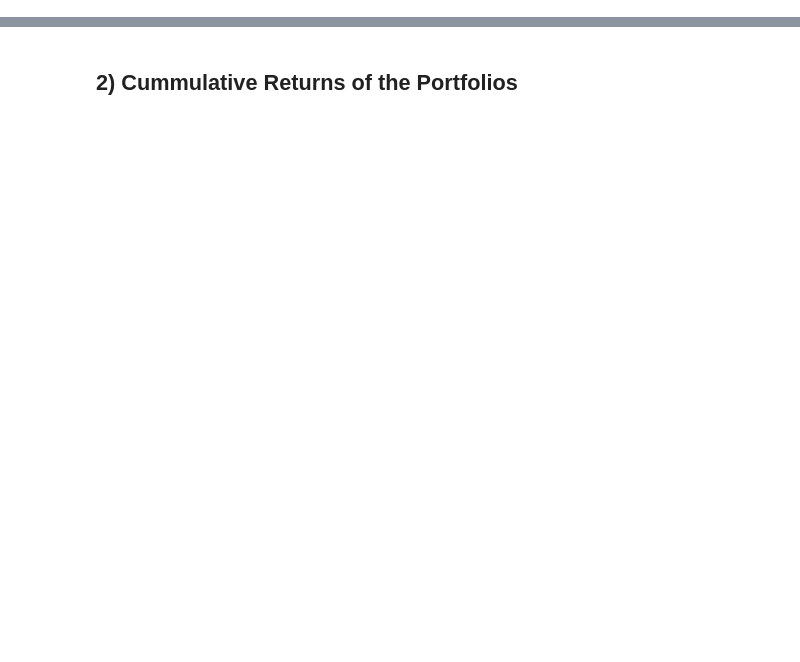
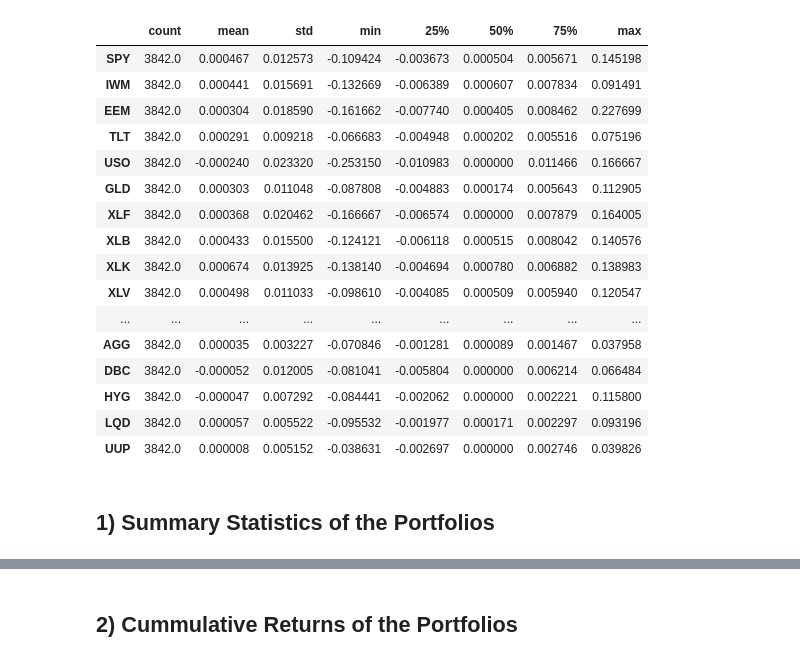
Before and after one commit to dcuoliveira/rpowbe, a Jupyter notebook: src/results_report.ipynb, the cells around one changed output, grey strips where cells are left out. Cells and saved outputs as stored; diff of their text form; code cells hidden in the pictures; blank space fills up the shorter version.

```diff
--- a/src/results_report.ipynb
+++ b/src/results_report.ipynb
@@ -21,0 +32,4 @@ stats_order = ["E[R]", "Std(R)", "Sharpe", "Sortino", "AvgDD", "MaxDD", "% Posit
+# %%
+data = pd.read_csv(os.path.join(data_path, "etfs.csv"))
+data.loc[:, "date"] = pd.to_datetime(data["date"])
+data.set_index("date", inplace=True)
@@ -22,3 +56,25 @@ stats_order = ["E[R]", "Std(R)", "Sharpe", "Sortino", "AvgDD", "MaxDD", "% Posit
+# %%
+data.describe().T
+# %% [output]
+|  | count | mean | std | min | 25% | 50% | 75% | max |
+| SPY | 3842.0 | 0.000467 | 0.012573 | -0.109424 | -0.003673 | 0.000504 | 0.005671 | 0.145198 |
+| IWM | 3842.0 | 0.000441 | 0.015691 | -0.132669 | -0.006389 | 0.000607 | 0.007834 | 0.091491 |
+| EEM | 3842.0 | 0.000304 | 0.018590 | -0.161662 | -0.007740 | 0.000405 | 0.008462 | 0.227699 |
+| TLT | 3842.0 | 0.000291 | 0.009218 | -0.066683 | -0.004948 | 0.000202 | 0.005516 | 0.075196 |
+| USO | 3842.0 | -0.000240 | 0.023320 | -0.253150 | -0.010983 | 0.000000 | 0.011466 | 0.166667 |
+| GLD | 3842.0 | 0.000303 | 0.011048 | -0.087808 | -0.004883 | 0.000174 | 0.005643 | 0.112905 |
+| XLF | 3842.0 | 0.000368 | 0.020462 | -0.166667 | -0.006574 | 0.000000 | 0.007879 | 0.164005 |
+| XLB | 3842.0 | 0.000433 | 0.015500 | -0.124121 | -0.006118 | 0.000515 | 0.008042 | 0.140576 |
+| XLK | 3842.0 | 0.000674 | 0.013925 | -0.138140 | -0.004694 | 0.000780 | 0.006882 | 0.138983 |
+| XLV | 3842.0 | 0.000498 | 0.011033 | -0.098610 | -0.004085 | 0.000509 | 0.005940 | 0.120547 |
+| ... | ... | ... | ... | ... | ... | ... | ... | ... |
+| AGG | 3842.0 | 0.000035 | 0.003227 | -0.070846 | -0.001281 | 0.000089 | 0.001467 | 0.037958 |
+| DBC | 3842.0 | -0.000052 | 0.012005 | -0.081041 | -0.005804 | 0.000000 | 0.006214 | 0.066484 |
+| HYG | 3842.0 | -0.000047 | 0.007292 | -0.084441 | -0.002062 | 0.000000 | 0.002221 | 0.115800 |
+| LQD | 3842.0 | 0.000057 | 0.005522 | -0.095532 | -0.001977 | 0.000171 | 0.002297 | 0.093196 |
+| UUP | 3842.0 | 0.000008 | 0.005152 | -0.038631 | -0.002697 | 0.000000 | 0.002746 | 0.039826 |
+# %% [markdown]
+## 1) Summary Statistics of the Portfolios
 # %%
 all_summary = []
 
```
Also changed, not shown: parts of 9 cells of this notebook.
